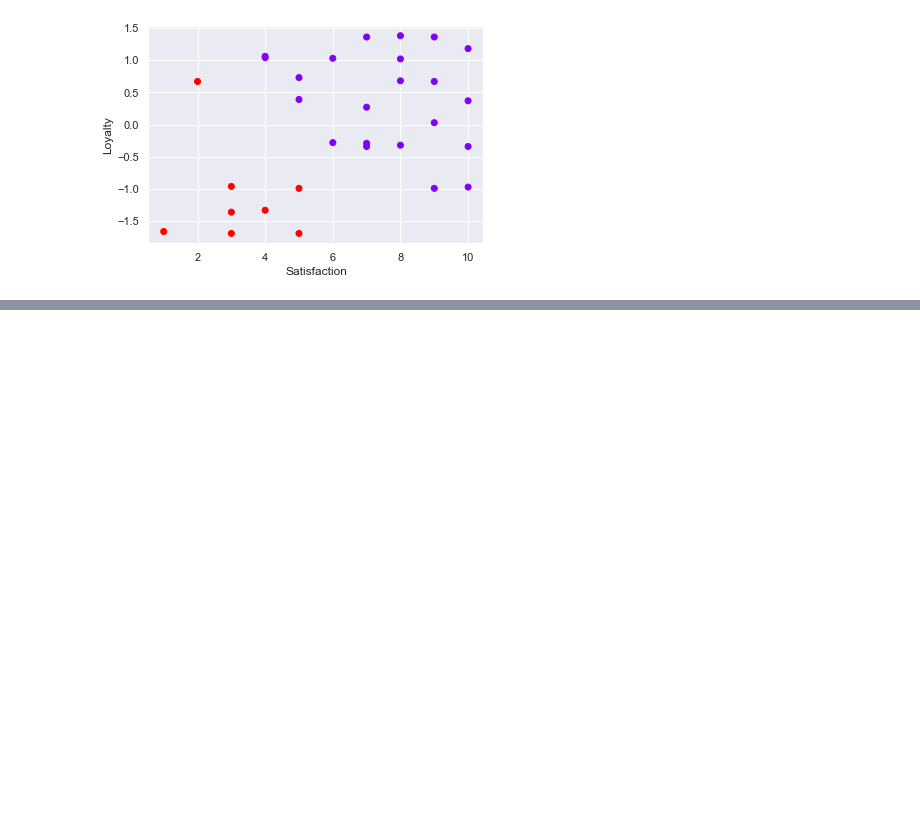
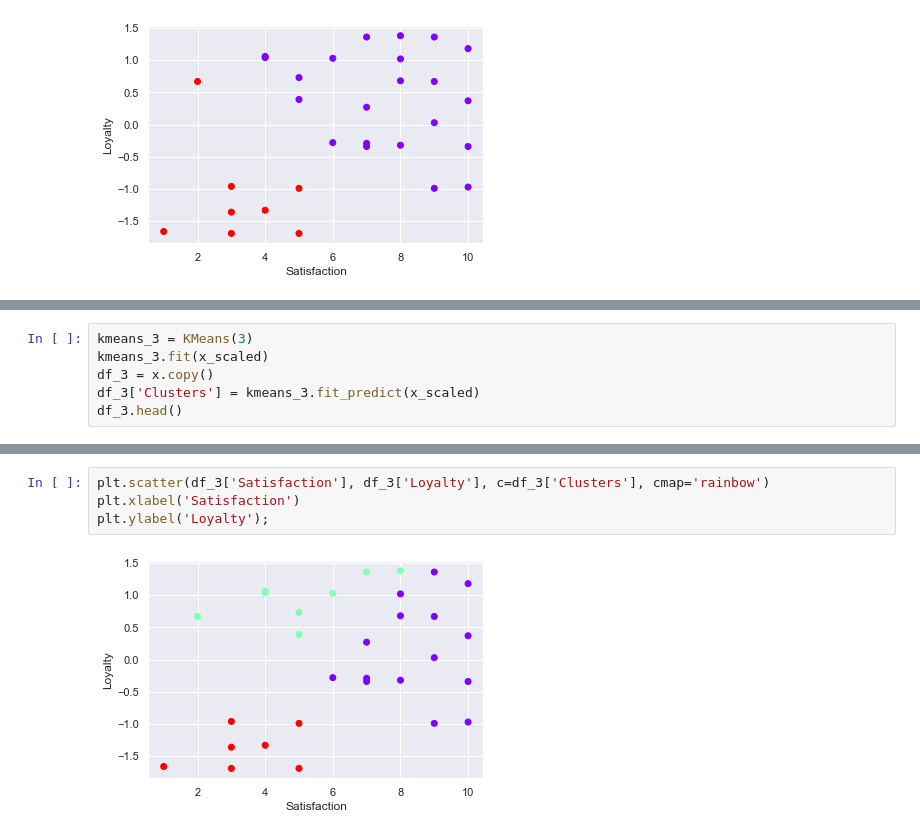
Before and after one commit to tomasz-urban/Jupyter, a Jupyter notebook: DS_bootcamp/clustering/clustering_example_project.ipynb, the cells around one changed output, grey strips where cells are left out. Saved outputs shown, nothing was run; the diff lists cells and outputs as text; blank space fills up the shorter version.

```diff
--- a/DS_bootcamp/clustering/clustering_example_project.ipynb
+++ b/DS_bootcamp/clustering/clustering_example_project.ipynb
@@ -128,0 +131,6 @@ plt.ylabel('Loyalty');
+# %%
+kmeans_3 = KMeans(3)
+kmeans_3.fit(x_scaled)
+df_3 = x.copy()
+df_3['Clusters'] = kmeans_3.fit_predict(x_scaled)
+df_3.head()
@@ -128,0 +144,6 @@ plt.ylabel('Loyalty');
+# %%
+plt.scatter(df_3['Satisfaction'], df_3['Loyalty'], c=df_3['Clusters'], cmap='rainbow')
+plt.xlabel('Satisfaction')
+plt.ylabel('Loyalty');
+# %% [output]
+[figure, added]
```
Also changed, not shown: parts of 8 cells of this notebook.
